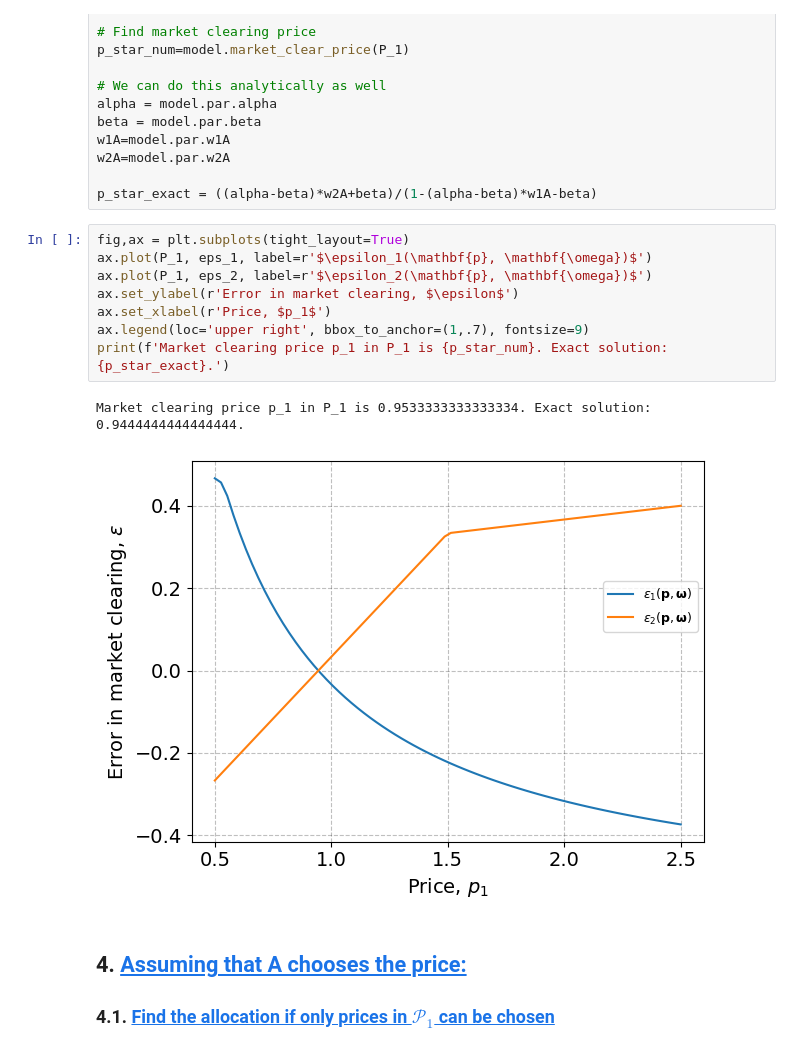
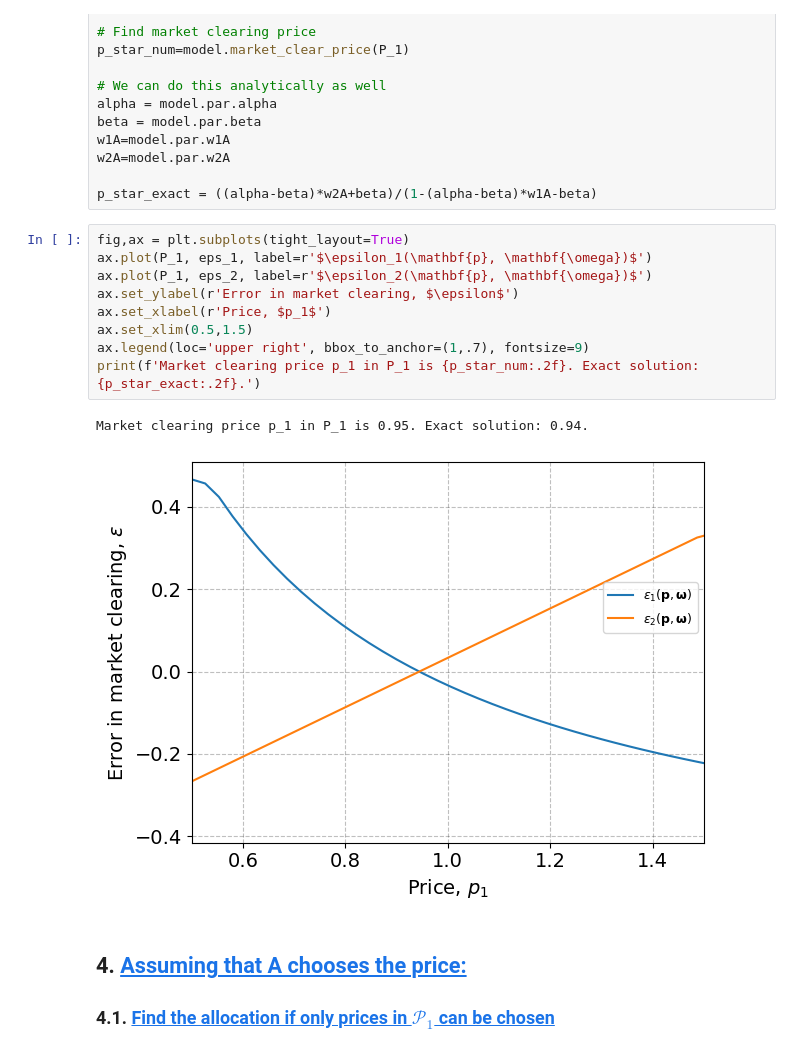
Before and after one commit to NumEconCopenhagen/projects-2024-jbh, a Jupyter notebook: inauguralproject/inauguralproject.ipynb, the cells around one changed output. Drawn from its saved outputs; the diff is of its cells as text.

```diff
--- a/inauguralproject/inauguralproject.ipynb
+++ b/inauguralproject/inauguralproject.ipynb
@@ -154,14 +180,15 @@ p_star_exact = ((alpha-beta)*w2A+beta)/(1-(alpha-beta)*w1A-beta)
 # %%
 fig,ax = plt.subplots(tight_layout=True)
 ax.plot(P_1, eps_1, label=r'$\epsilon_1(\mathbf{p}, \mathbf{\omega})$')
 ax.plot(P_1, eps_2, label=r'$\epsilon_2(\mathbf{p}, \mathbf{\omega})$')
 ax.set_ylabel(r'Error in market clearing, $\epsilon$')
 ax.set_xlabel(r'Price, $p_1$')
+ax.set_xlim(0.5,1.5)
 ax.legend(loc='upper right', bbox_to_anchor=(1,.7), fontsize=9)
-print(f'Market clearing price p_1 in P_1 is {p_star_num}. Exact solution: {p_star_exact}.')
+print(f'Market clearing price p_1 in P_1 is {p_star_num:.2f}. Exact solution: {p_star_exact:.2f}.')
 # %% [output]
-Market clearing price p_1 in P_1 is 0.9533333333333334. Exact solution: 0.9444444444444444.
+Market clearing price p_1 in P_1 is 0.95. Exact solution: 0.94.
-[figure, old version]
+[figure, new version]
 # %% [markdown]
 ## 4. <a id='toc4_'></a>[Assuming that A chooses the price:](#toc0_)
 ### 4.1. <a id='toc4_1_'></a>[Find the allocation if only prices in $\mathcal{P_1}$ can be chosen](#toc0_)
```
Also changed, not shown: parts of 9 cells of this notebook, 1 other file.
